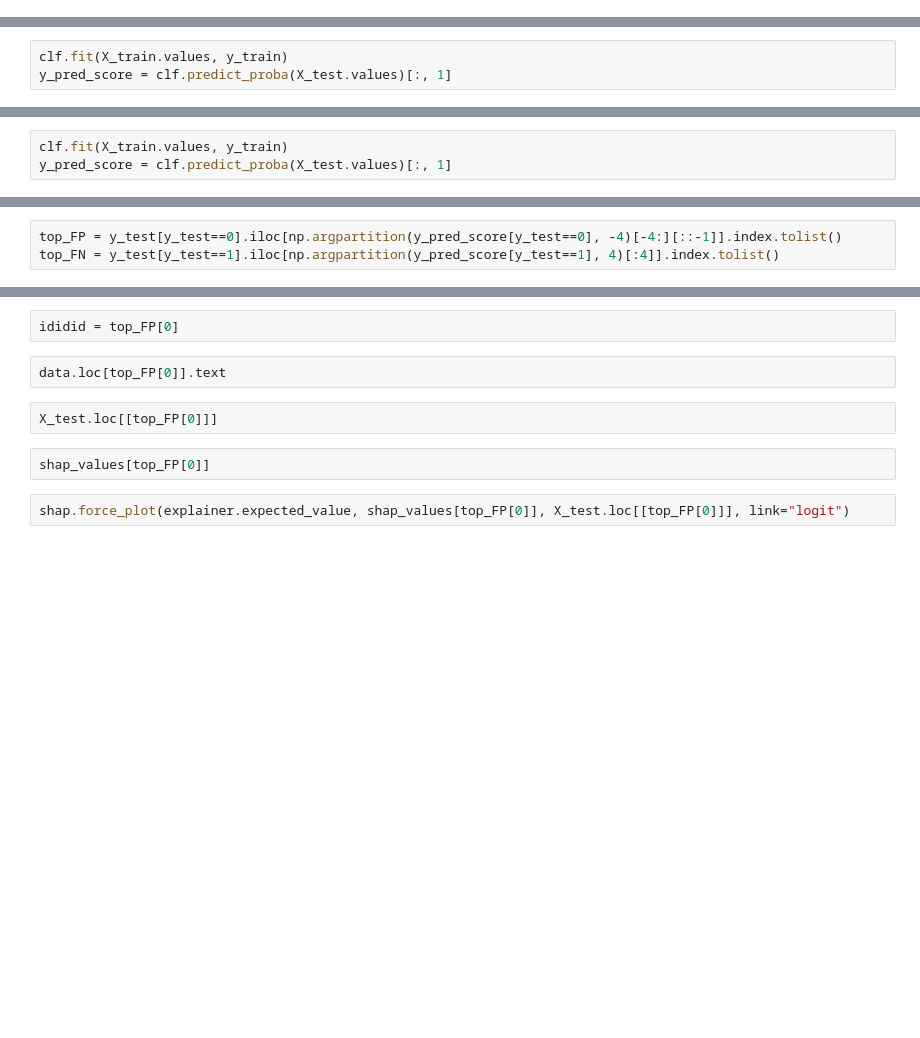
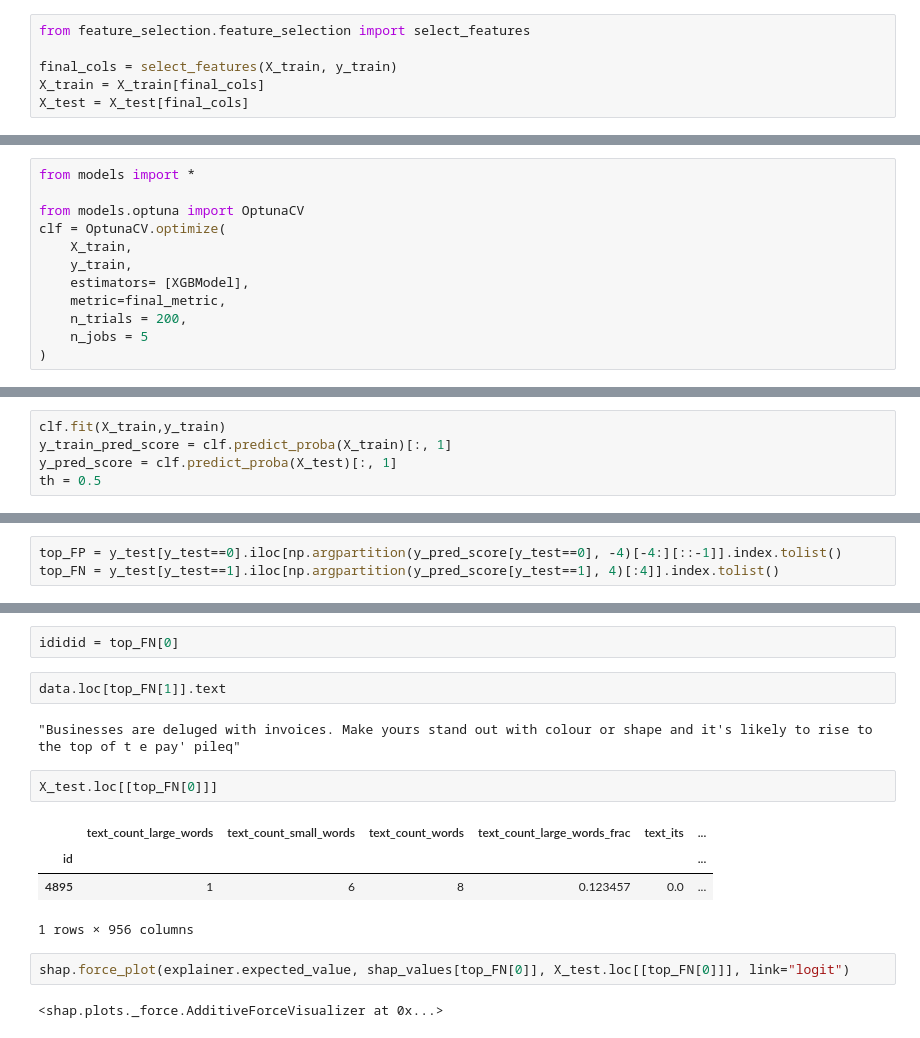
Before and after one commit to AlonWolfi/kaggle--nlp-getting-started, a Jupyter notebook: project_notebook.ipynb, the cells around one changed output, grey strips where cells are left out. Cells and saved outputs as stored; diff of their text form; blank space fills up the shorter version.

```diff
--- a/project_notebook.ipynb
+++ b/project_notebook.ipynb
@@ -188,2 +197,8 @@ len(final_cols)
+# %%
+from feature_selection.feature_selection import select_features
+
+final_cols = select_features(X_train, y_train)
+X_train = X_train[final_cols]
+X_test = X_test[final_cols]
 # %% [markdown]
 # Modeling
@@ -201,0 +230,12 @@ from lightgbm import LGBMClassifier
+# %%
+from models import *
+
+from models.optuna import OptunaCV
+clf = OptunaCV.optimize(
+    X_train,
+    y_train,
+    estimators= [XGBModel],
+    metric=final_metric,
+    n_trials = 200,
+    n_jobs = 5
+)
@@ -207,3 +275,5 @@ from lightgbm import LGBMClassifier
 # %%
-clf.fit(X_train.values, y_train)
-y_pred_score = clf.predict_proba(X_test.values)[:, 1]
+clf.fit(X_train,y_train)
+y_train_pred_score = clf.predict_proba(X_train)[:, 1]
+y_pred_score = clf.predict_proba(X_test)[:, 1]
+th = 0.5
@@ -228,3 +298,0 @@ clf = EnsembleClassifier([
-# %%
-clf.fit(X_train.values, y_train)
-y_pred_score = clf.predict_proba(X_test.values)[:, 1]
@@ -307,10 +386,17 @@ data.loc[top_FP]
 # %%
-ididid = top_FP[0]
+ididid = top_FN[0]
 # %%
-data.loc[top_FP[0]].text
+data.loc[top_FN[1]].text
+# %% [output]
+"Businesses are deluged with invoices. Make yours stand out with colour or shape and it's likely to rise to the top of t e pay' pileq"
 # %%
-X_test.loc[[top_FP[0]]]
+X_test.loc[[top_FN[0]]]
+# %% [output]
+|  | text_count_large_words | text_count_small_words | text_count_words | text_count_large_words_frac | text_its | ... |
+| id |  |  |  |  |  | ... |
+| 4895 | 1 | 6 | 8 | 0.123457 | 0.0 | ... |
+1 rows × 956 columns
-# %%
-shap_values[top_FP[0]]
 # %%
-shap.force_plot(explainer.expected_value, shap_values[top_FP[0]], X_test.loc[[top_FP[0]]], link="logit")
+shap.force_plot(explainer.expected_value, shap_values[top_FN[0]], X_test.loc[[top_FN[0]]], link="logit")
+# %% [output]
+<shap.plots._force.AdditiveForceVisualizer at 0x...>
```
Also changed, not shown: parts of 52 cells of this notebook, 16 other files.
